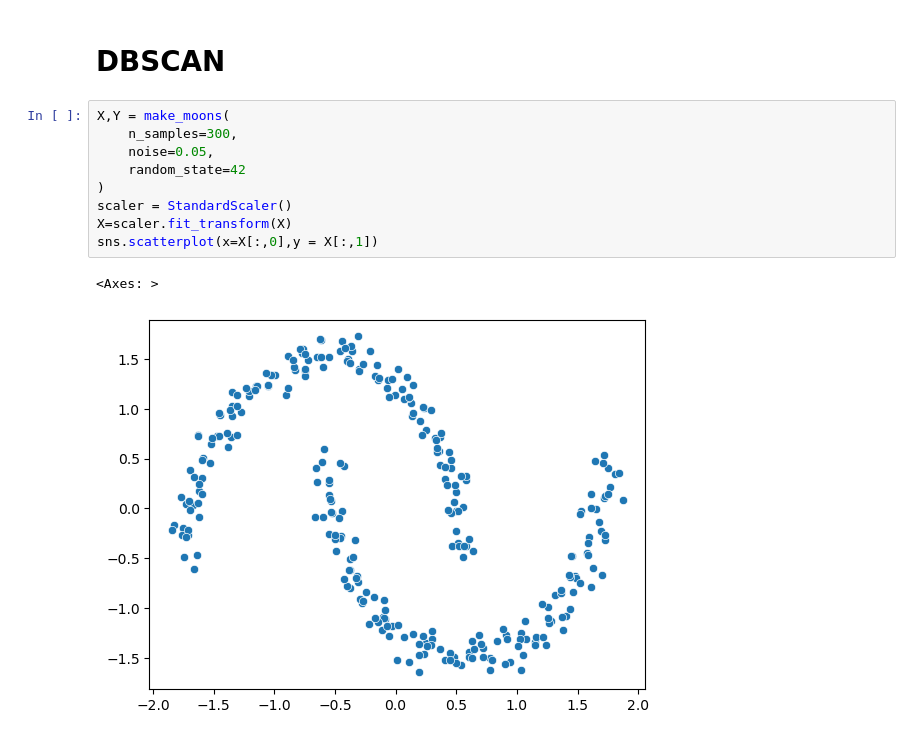
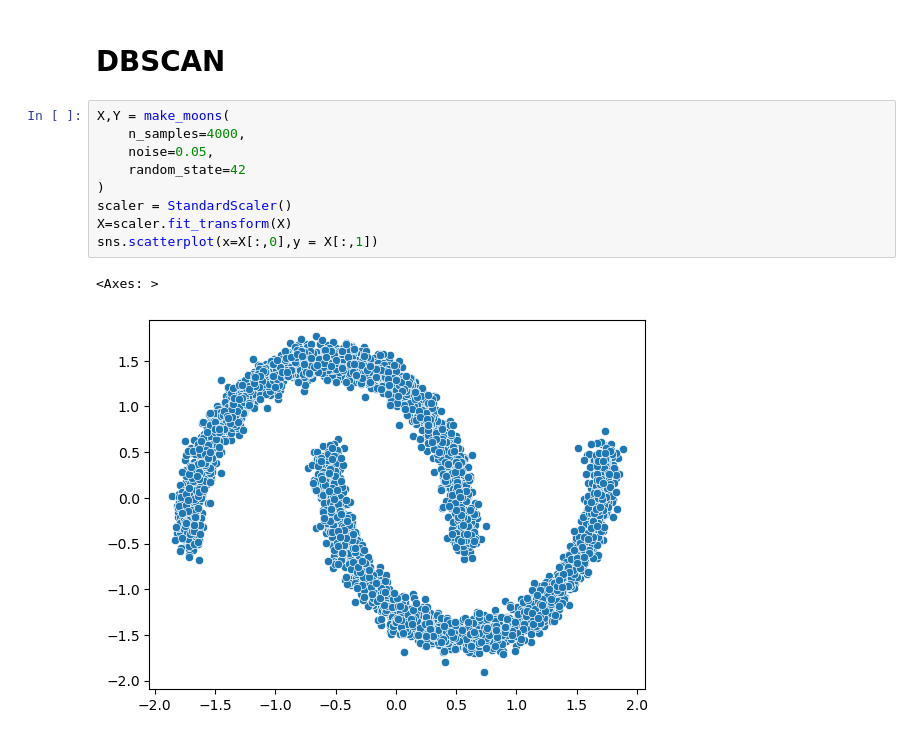
Before and after one commit to 26hardiksharma/AIML, a Jupyter notebook: Machine Learning/Unsupervised Machine Learning/Clustering/DBSCAN.ipynb, the cells around one changed output. Drawn from its saved outputs; the diff is of its cells as text.

```diff
--- a/Machine Learning/Unsupervised Machine Learning/Clustering/DBSCAN.ipynb
+++ b/Machine Learning/Unsupervised Machine Learning/Clustering/DBSCAN.ipynb
@@ -9,16 +9,16 @@ from sklearn.datasets import make_moons
 # DBSCAN
 # %%
 X,Y = make_moons(
-    n_samples=300,
+    n_samples=4000,
     noise=0.05,
     random_state=42
 )
 scaler = StandardScaler()
 X=scaler.fit_transform(X)
 sns.scatterplot(x=X[:,0],y = X[:,1])
 # %% [output]
 <Axes: >
-[figure, old version]
+[figure, new version]
 # %%
 from sklearn.cluster import DBSCAN
 model = DBSCAN(
```
Also changed, not shown: parts of 1 cell of this notebook, 9 other files.
